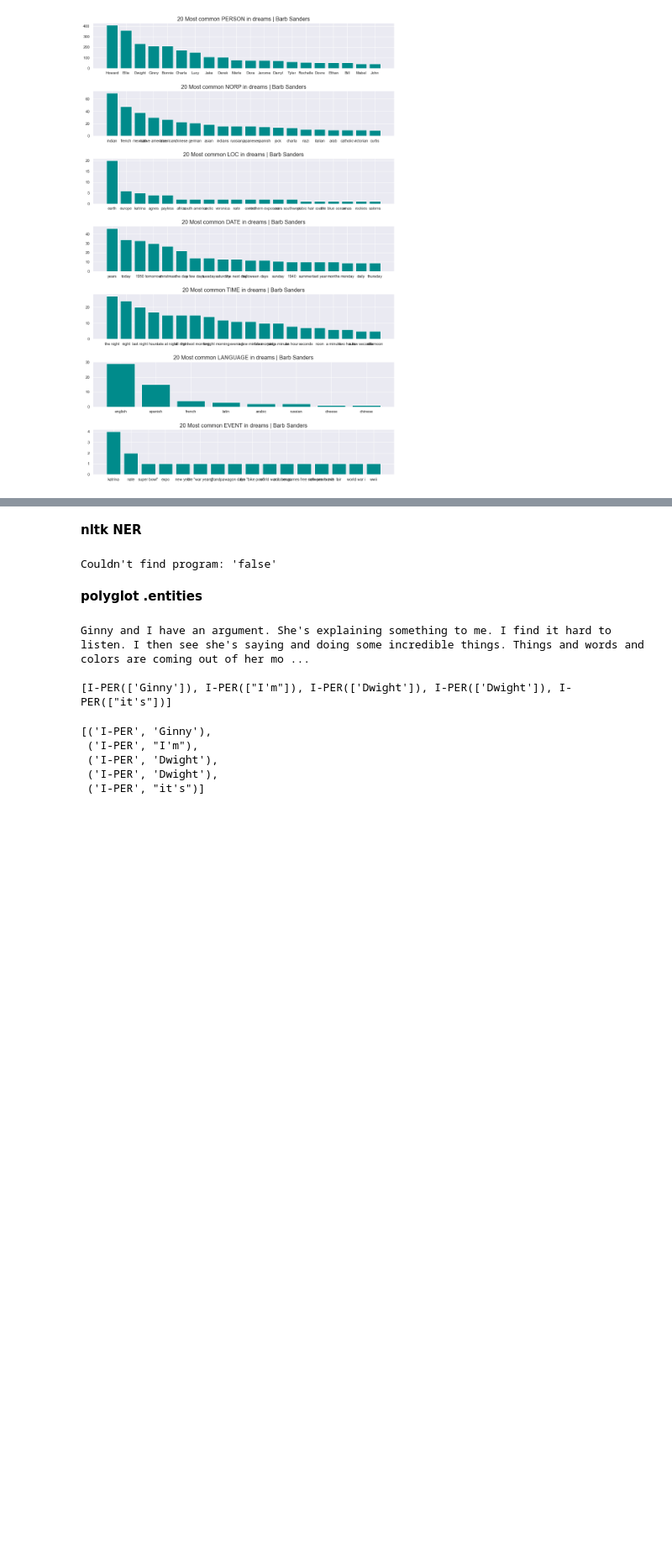
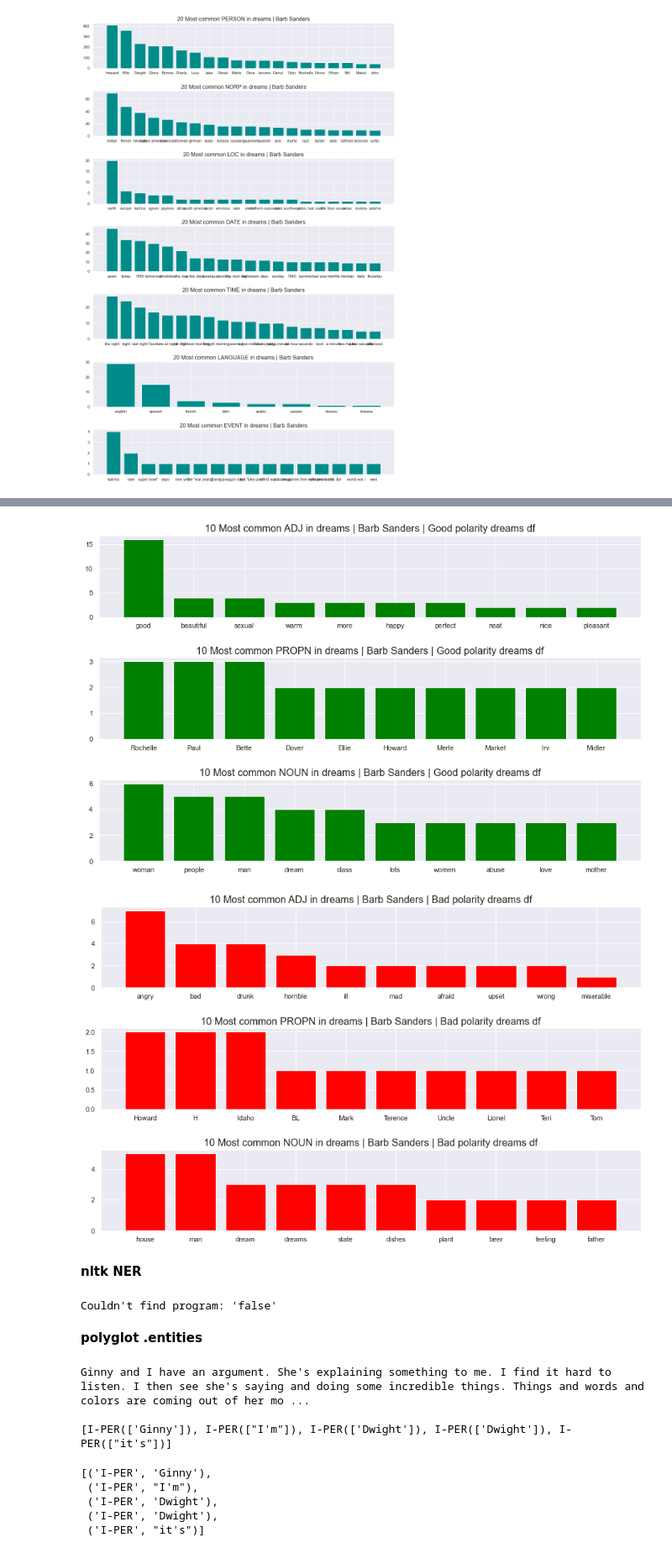
Before and after one commit to MigBap/dreambank, a Jupyter notebook: dreamresearch.net_data.ipynb, the cells around one changed output, grey strips where cells are left out. Shown at 84% size. Saved outputs shown, nothing was run; the diff lists cells and outputs as text; code cells hidden in the pictures; blank space fills up the shorter version.

```diff
--- a/dreamresearch.net_data.ipynb
+++ b/dreamresearch.net_data.ipynb
@@ -1977,3 +2047,62 @@ plt.show()
+# %%
+# POS tag annotations - ver https://spacy.io/api/annotation
+pos_tags = ['ADJ', 'PROPN', 'NOUN']
+
+# number we want to see
+n = 10
+
+#########################################################################
+
+# GOOD
+
+# lemmatize verbs
+counter_verb = Counter([WordNetLemmatizer().lemmatize(w).lower() for w in dict_POS_good['VERB']])  # lower and lemmatize
+
+for i, j in enumerate(pos_tags):
+    # Count the POS tag - also lower case them all except if it is a proper noun
+    if j == 'PROPN':
+        counter = Counter(dict_POS_good[j])  # normal
+    elif j == 'VERB':
+        counter = counter_verb  # lower and lemmatize
+    else:
+        counter = Counter([i.lower() for i in dict_POS_good[j]])  # lower
+    # n most common tags
+    most_common = counter.most_common(n)
+    # plot
+    plt.subplot(len(pos_tags), 1, i+1)
+    [plt.bar(i, j, color='green') for (i, j) in most_common]
+    plt.title("{} Most common {} in dreams | {} | Good polarity dreams df".format(n, pos_tags[i], dreamer), fontsize=16)
+
+plt.subplots_adjust(left=0, bottom=-0.8, right=2, top=1, wspace=0, hspace=0.5)
+plt.show()
+
+###########################################################=========================================#############
+
+# BAD
+
+# lemmatize verbs
+counter_verb = Counter([WordNetLemmatizer().lemmatize(w).lower() for w in dict_POS_bad['VERB']])  # lower and lemmatize
+
+for i, j in enumerate(pos_tags):
+    # Count the POS tag - also lower case them all except if it is a proper noun
+    if j == 'PROPN':
+        counter = Counter(dict_POS_bad[j])  # normal
+    elif j == 'VERB':
+        counter = counter_verb  # lower and lemmatize
+    else:
+        counter = Counter([i.lower() for i in dict_POS_bad[j]])  # lower
+    # n most common tags
+    most_common = counter.most_common(n)
+    # plot
+    plt.subplot(len(pos_tags), 1, i+1)
+    [plt.bar(i, j, color='red') for (i, j) in most_common]
+    plt.title("{} Most common {} in dreams | {} | Bad polarity dreams df".format(n, pos_tags[i], dreamer), fontsize=16)
+
+plt.subplots_adjust(left=0, bottom=-0.8, right=2, top=1, wspace=0, hspace=0.5)
+plt.show()
+# %% [output]
+[figure, added]
+[figure, added]
 # %% [markdown]
 **nltk NER**
 # %%
```
Also changed, not shown: parts of 3 cells of this notebook.
